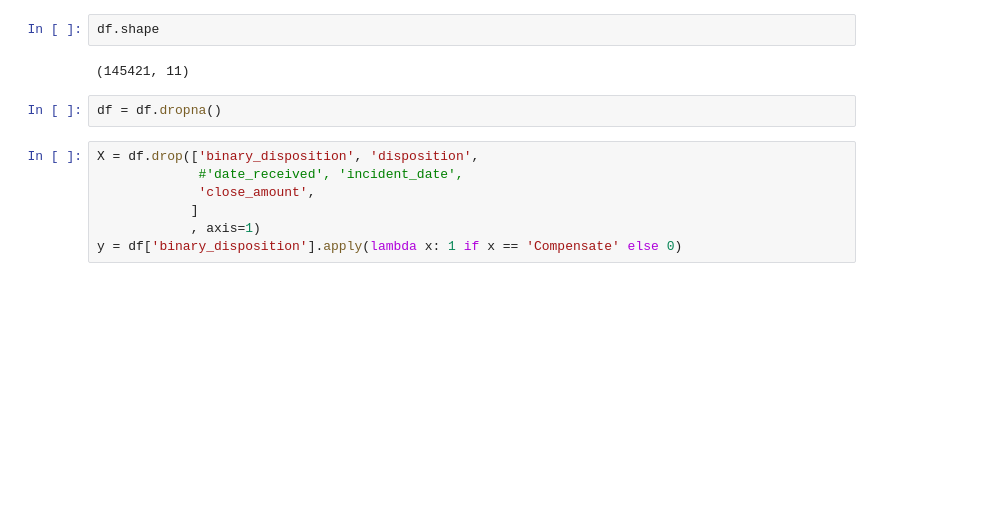
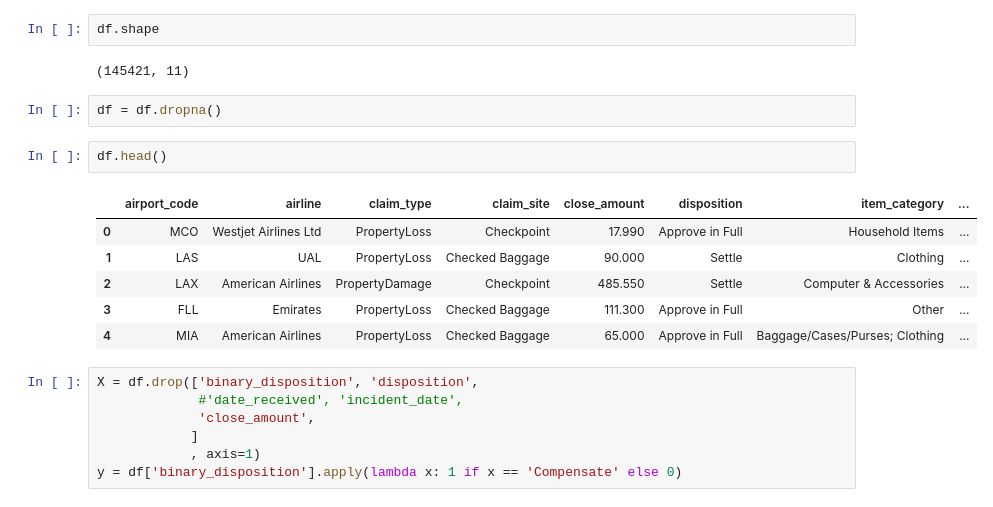
Before and after one commit to spencertollefson/tsa_claims, a Jupyter notebook: simple_random_forest.ipynb, the cells around one changed output. Saved outputs shown, nothing was run; the diff lists cells and outputs as text; blank space fills up the shorter version.

```diff
--- a/simple_random_forest.ipynb
+++ b/simple_random_forest.ipynb
@@ -399,6 +405,15 @@ df.shape
 (145421, 11)
 # %%
 df = df.dropna()
+# %%
+df.head()
+# %% [output]
+|  | airport_code | airline | claim_type | claim_site | close_amount | disposition | item_category | ... |
+| 0 | MCO | Westjet Airlines Ltd | PropertyLoss | Checkpoint | 17.990 | Approve in Full | Household Items | ... |
+| 1 | LAS | UAL | PropertyLoss | Checked Baggage | 90.000 | Settle | Clothing | ... |
+| 2 | LAX | American Airlines | PropertyDamage | Checkpoint | 485.550 | Settle | Computer & Accessories | ... |
+| 3 | FLL | Emirates | PropertyLoss | Checked Baggage | 111.300 | Approve in Full | Other | ... |
+| 4 | MIA | American Airlines | PropertyLoss | Checked Baggage | 65.000 | Approve in Full | Baggage/Cases/Purses; Clothing | ... |
 # %%
 X = df.drop(['binary_disposition', 'disposition',
              #'date_received', 'incident_date',
```
Also changed, not shown: parts of 18 cells of this notebook, 13 other files.
